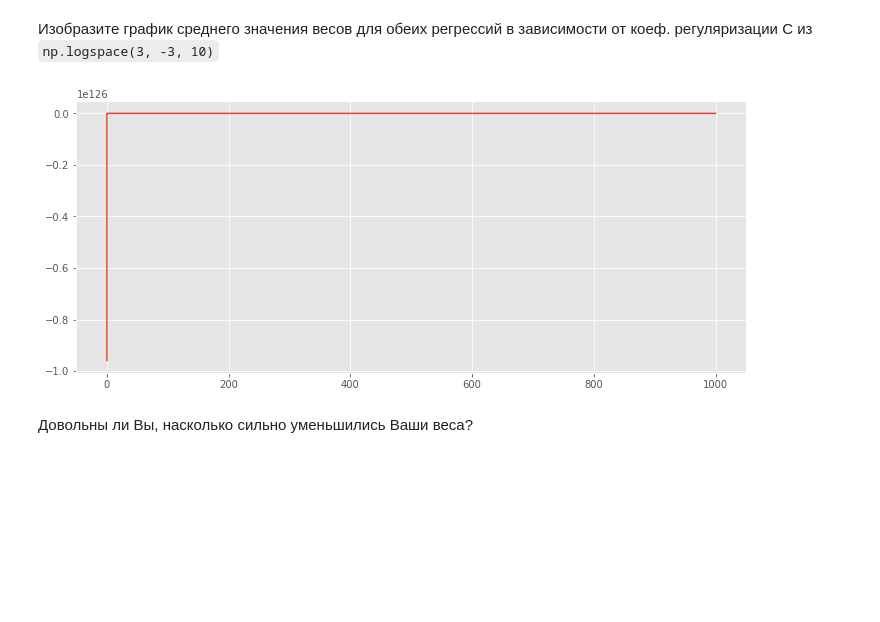
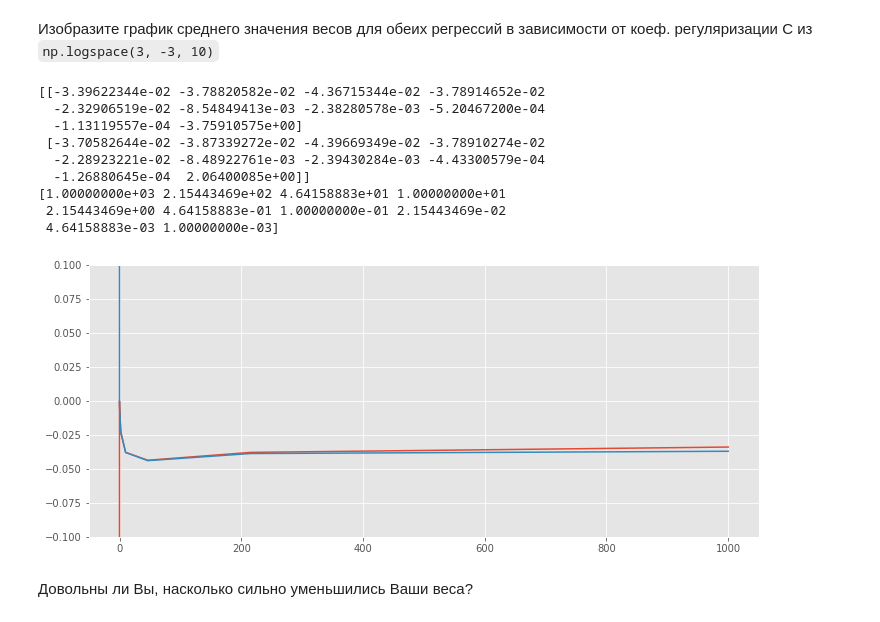
Before and after one commit to Sackdima/sphere_models, a Jupyter notebook: linear/malyugin_hw2.ipynb, the cells around one changed output. Drawn from its saved outputs; the diff is of its cells as text; code cells hidden in the pictures; blank space fills up the shorter version.

```diff
--- a/linear/malyugin_hw2.ipynb
+++ b/linear/malyugin_hw2.ipynb
@@ -414,14 +409,15 @@ lrs = [1e-1, 1e-2, 1e-3, 1e-4]
 loss = []
 N = 100
 for lr in lrs:
-    clf = MySGDClassifier(batch_generator, alpha=lr, C=1, max_epoch=10, model_type="lin_reg")
+    clf = MySGDClassifier(batch_generator, alpha=lr, C=1000, max_epoch=10, model_type="lin_reg")
     clf.fit(X, y, batch_size=32)
     cur_loss = []
     for i in range(0, len(clf.errors_log['loss']), N):
         cur_loss.append(sum(clf.errors_log['loss'][i:min(i + N, len(clf.errors_log['loss']))])/N)
     cur_loss.pop(-1)
     loss.append(np.array(cur_loss))
-    clf = MySGDClassifier(batch_generator, alpha=lr, C=1, max_epoch=10, model_type="log_reg")
+
+    clf = MySGDClassifier(batch_generator, alpha=lr, C=1000, max_epoch=10, model_type="log_reg")
     clf.fit(X, y, batch_size=32)
     cur_loss = []
     for i in range(0, len(clf.errors_log['loss']), N):
@@ -441,16 +437,30 @@ plt.show()
 Изобразите график среднего значения весов для обеих регрессий в зависимости от коеф. регуляризации С из `np.logspace(3, -3, 10)`
 # %%
 Cs = np.logspace(3, -3, 10)
-mean_weights = np.zeros(Cs.shape)
-for i, C in enumerate(Cs):
-    clf = MySGDClassifier(batch_generator, alpha=1e-3, C=C, max_epoch=10, model_type="lin_reg")
-    clf.fit(X, y, batch_size=32)
-    mean_weights[i] = np.mean(clf.weights)
+mean_weights = np.zeros((2, 10))
+for j, model in enumerate(['lin_reg', 'log_reg']):
+    for i, C in enumerate(Cs):
+        clf = MySGDClassifier(batch_generator, alpha=1e-3, C=C, max_epoch=25, model_type="log_reg")
+        clf.fit(X, y, batch_size=32)
+        mean_weights[j, i] = np.mean(clf.weights)
-# %%
-plt.plot(Cs, mean_weights)
-plt.show()
-# %% [output]
-[figure, removed]
+# %%
+print(mean_weights)
+print(Cs)
+plt.plot(Cs, mean_weights[0])
+plt.plot(Cs, mean_weights[1])
+plt.ylim(-1e-1, 1e-1)
+plt.show()
+# %% [output]
+[[-3.39622344e-02 -3.78820582e-02 -4.36715344e-02 -3.78914652e-02
+  -2.32906519e-02 -8.54849413e-03 -2.38280578e-03 -5.20467200e-04
+  -1.13119557e-04 -3.75910575e+00]
+ [-3.70582644e-02 -3.87339272e-02 -4.39669349e-02 -3.78910274e-02
+  -2.28923221e-02 -8.48922761e-03 -2.39430284e-03 -4.43300579e-04
+  -1.26880645e-04  2.06400085e+00]]
+[1.00000000e+03 2.15443469e+02 4.64158883e+01 1.00000000e+01
+ 2.15443469e+00 4.64158883e-01 1.00000000e-01 2.15443469e-02
+ 4.64158883e-03 1.00000000e-03]
+[figure, added]
 # %% [markdown]
 Довольны ли Вы, насколько сильно уменьшились Ваши веса?
 # %% [markdown]
```
Also changed, not shown: parts of 9 cells of this notebook.
